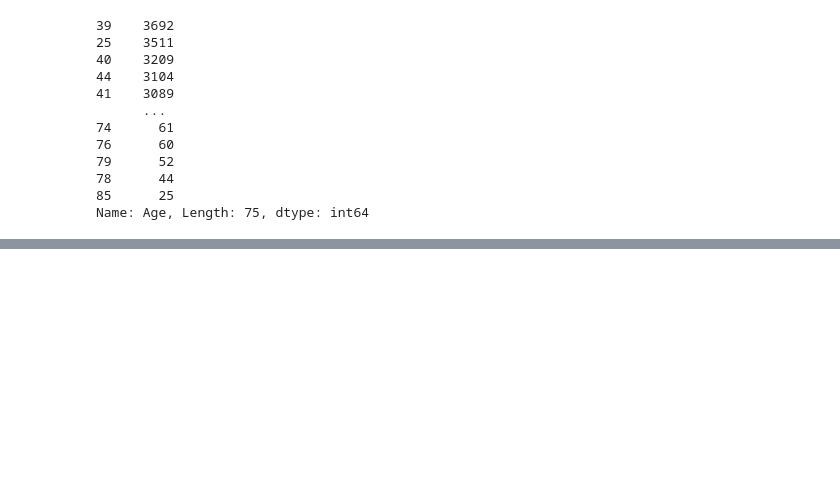
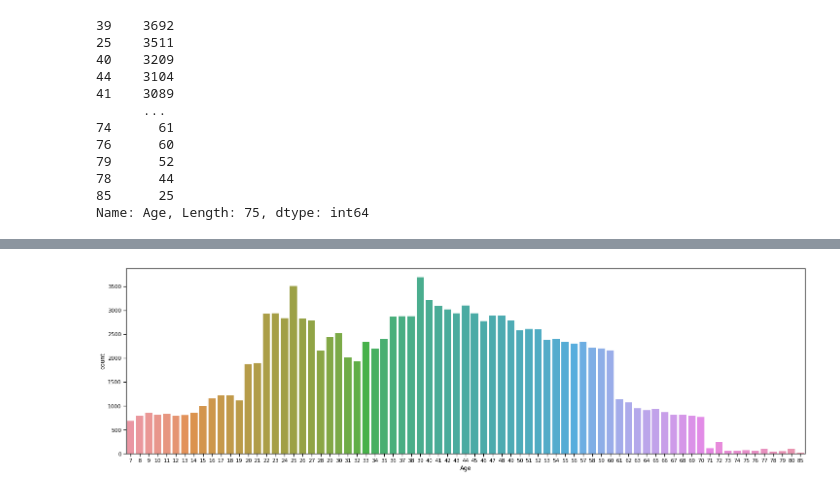
Before and after one commit to kunals94/Final-Project-Data-Science-Programme-Cambridge-University-Flatiron-School, a Jupyter notebook: KSarin_final_project_v1.ipynb, the cells around one changed output, grey strips where cells are left out. Cells and saved outputs as stored; diff of their text form; code cells hidden in the pictures; blank space fills up the shorter version.

```diff
--- a/KSarin_final_project_v1.ipynb
+++ b/KSarin_final_project_v1.ipynb
@@ -188,0 +206,7 @@ ax.set_ylabel('Flight Distance')
+# %%
+#create pandas dataframe grouped by age and distance
+sns.set_context('notebook')
+sns.countplot(x="Age", data=df1)
+plt.gcf().set_size_inches(25, 7)
+# %% [output]
+[figure, added]
```
Also changed, not shown: parts of 7 cells of this notebook.
